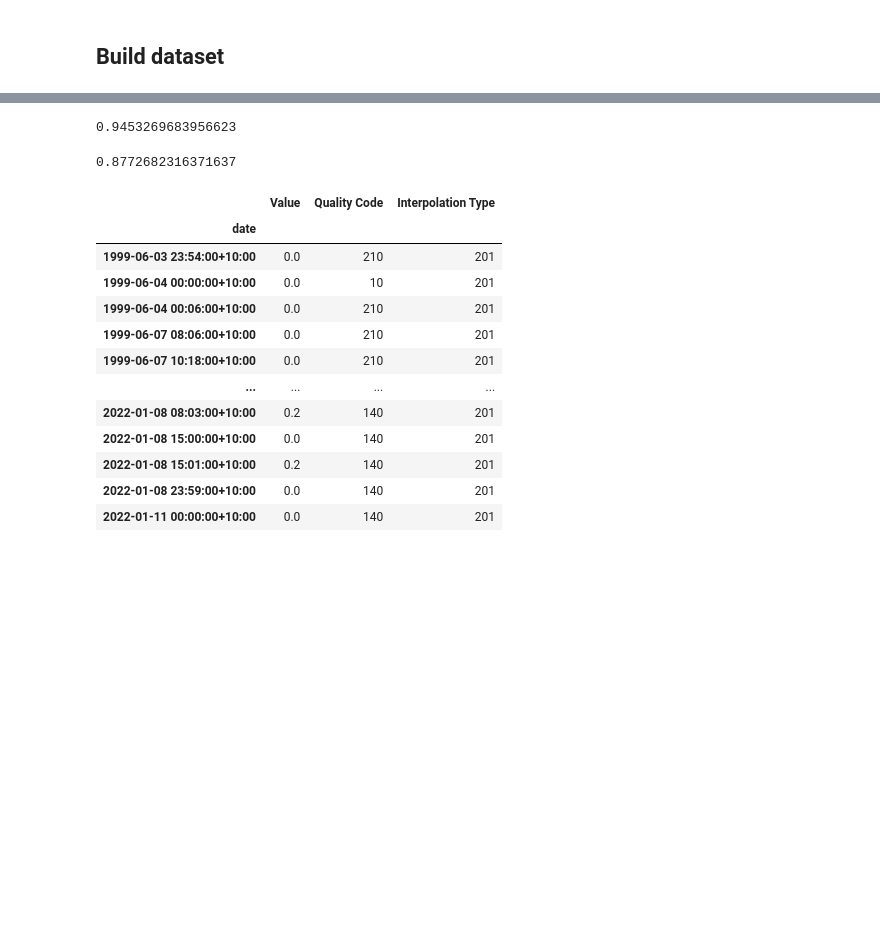
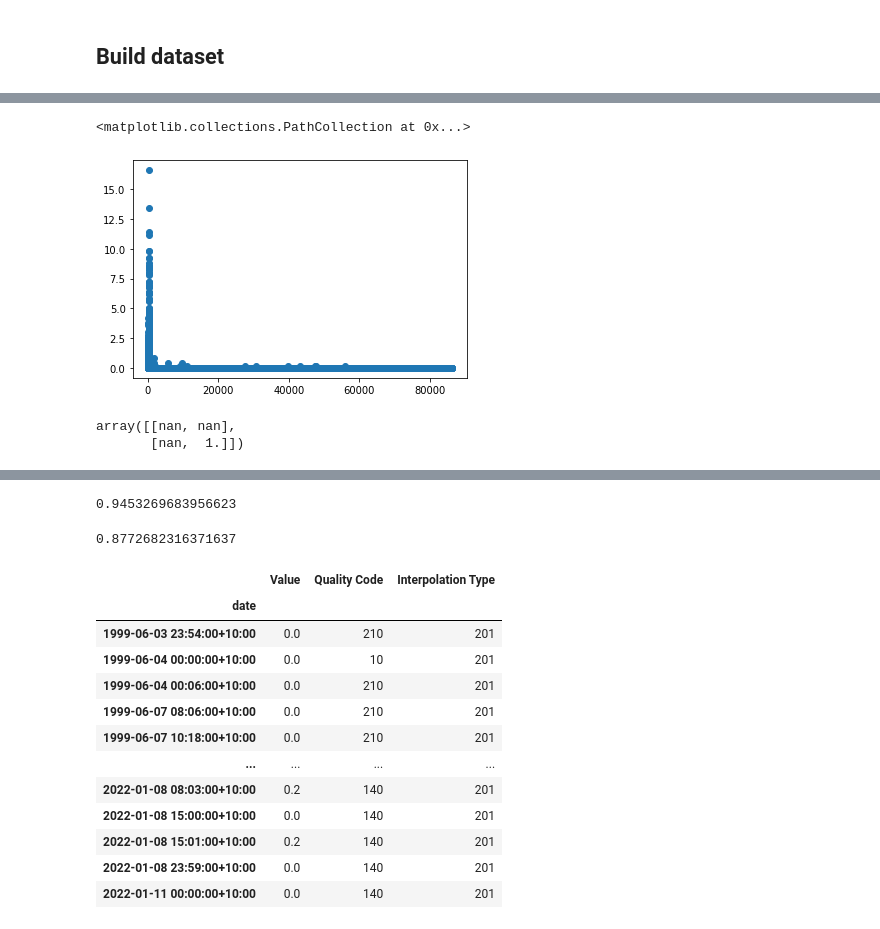
Before and after one commit to SjoerdGn/str-flow-pred-and-control, a Jupyter notebook: data_exploration/first_predictions_stony_creek.ipynb, the cells around one changed output, grey strips where cells are left out. Cells and saved outputs as stored; diff of their text form; code cells hidden in the pictures; blank space fills up the shorter version.

```diff
--- a/data_exploration/first_predictions_stony_creek.ipynb
+++ b/data_exploration/first_predictions_stony_creek.ipynb
@@ -37,0 +125,10 @@ data
+# %%
+plt.scatter(rainfall.index.to_series().diff().dt.seconds, rainfall['Value'])
+# %% [output]
+<matplotlib.collections.PathCollection at 0x...>
+[figure, added]
+# %%
+np.corrcoef(rainfall_2.index.to_series().diff().dt.seconds, rainfall_2['Value'])
+# %% [output]
+array([[nan, nan],
+       [nan,  1.]])
```
Also changed, not shown: parts of 14 cells of this notebook.
